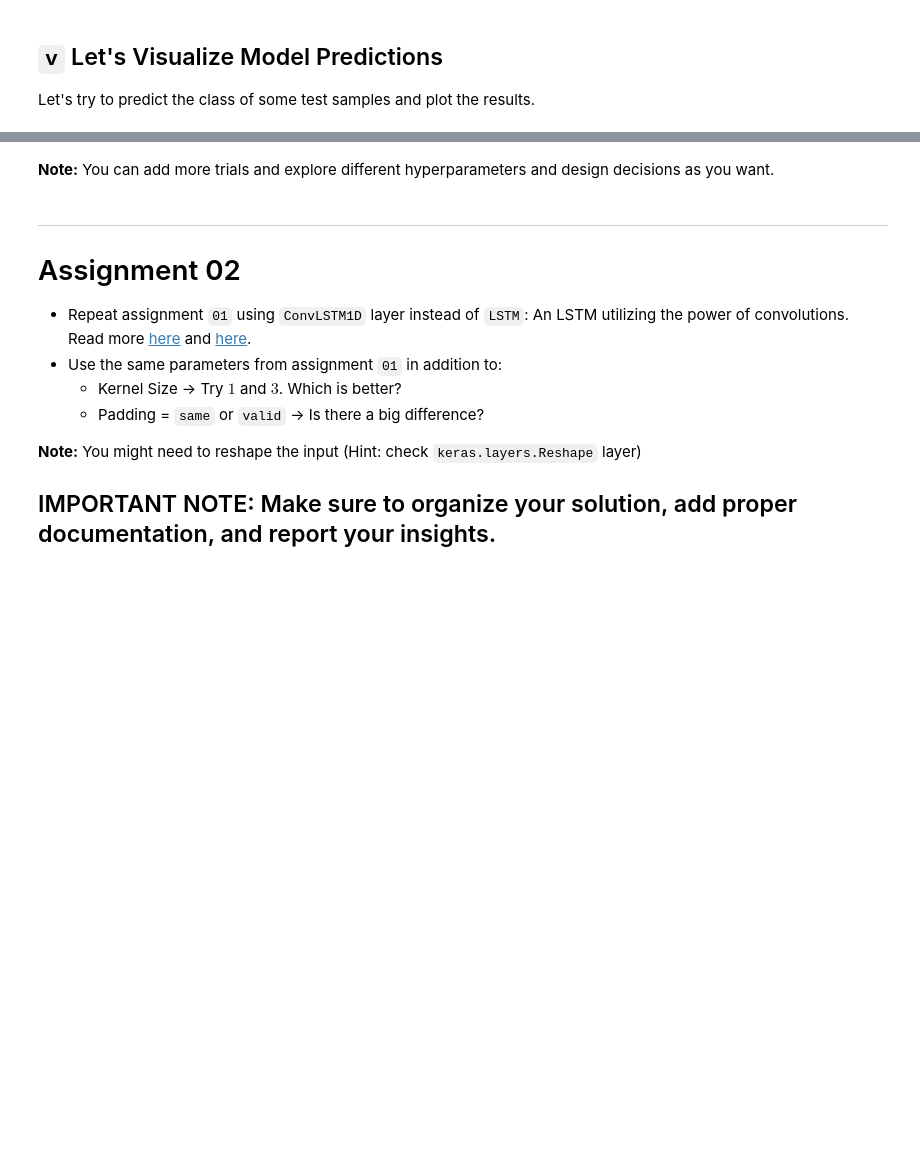
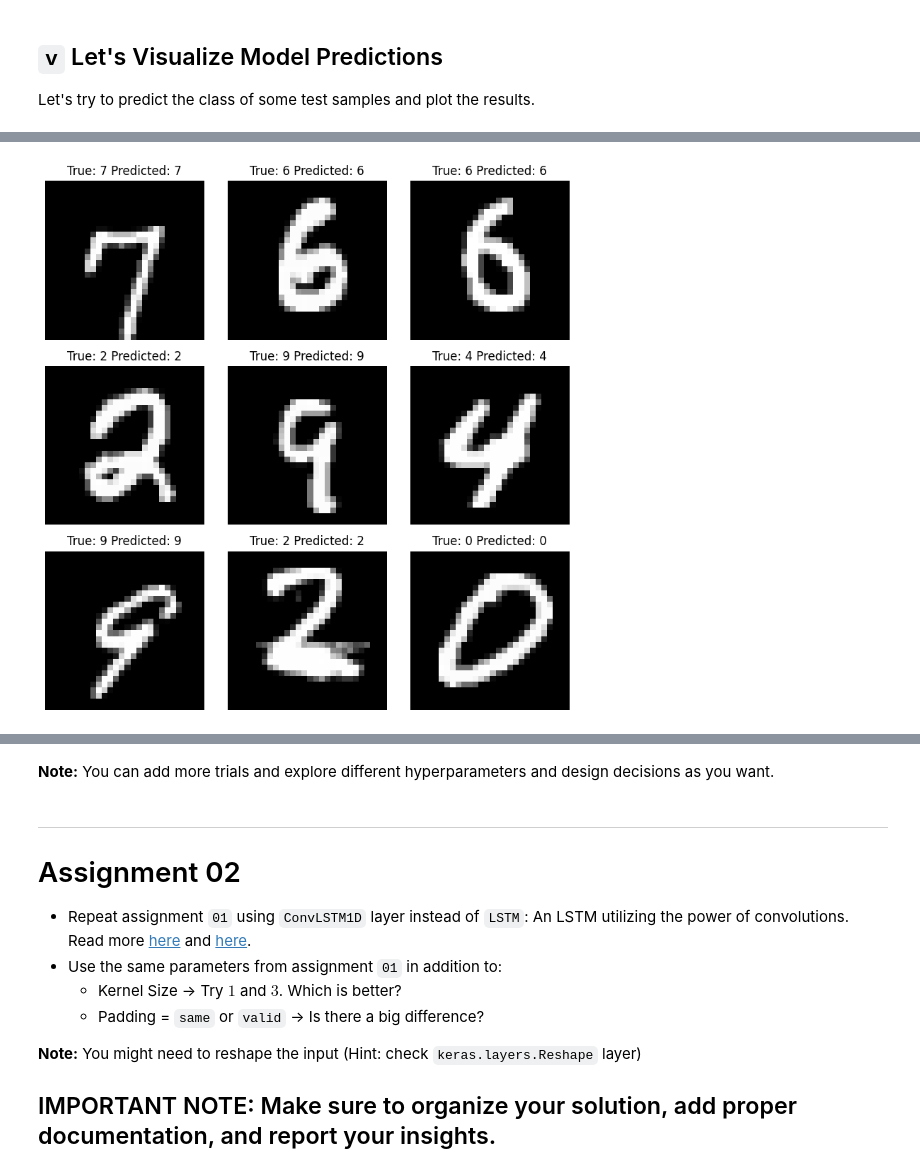
Before and after one commit to IsraaAbdelghany9/Deep_Learning_projects, a Jupyter notebook: MNIST_LSTM/MNIST_LSTM.ipynb, the cells around one changed output, grey strips where cells are left out. Saved outputs shown, nothing was run; the diff lists cells and outputs as text; code cells hidden in the pictures; blank space fills up the shorter version.

```diff
--- a/MNIST_LSTM/MNIST_LSTM.ipynb
+++ b/MNIST_LSTM/MNIST_LSTM.ipynb
@@ -77,0 +182,9 @@ Let's try to predict the class of some test samples and plot the results.
+# %%
+plt.figure(figsize=(8, 8))
+for i in range(9):
+    plt.subplot(330 + 1 + i)
+    plt.title(f'True: {np.argmax(y_test[i])} Predicted: {np.argmax(model.predict(X_test[i].reshape(1, 28, 28)))}')
+    plt.axis('off')
+    plt.tight_layout()
+    plt.imshow(X_test[i], cmap='gray')
+# %% [output]
@@ -77,0 +200 @@ Let's try to predict the class of some test samples and plot the results.
+[figure, added]
```
Also changed, not shown: parts of 24 cells of this notebook.
